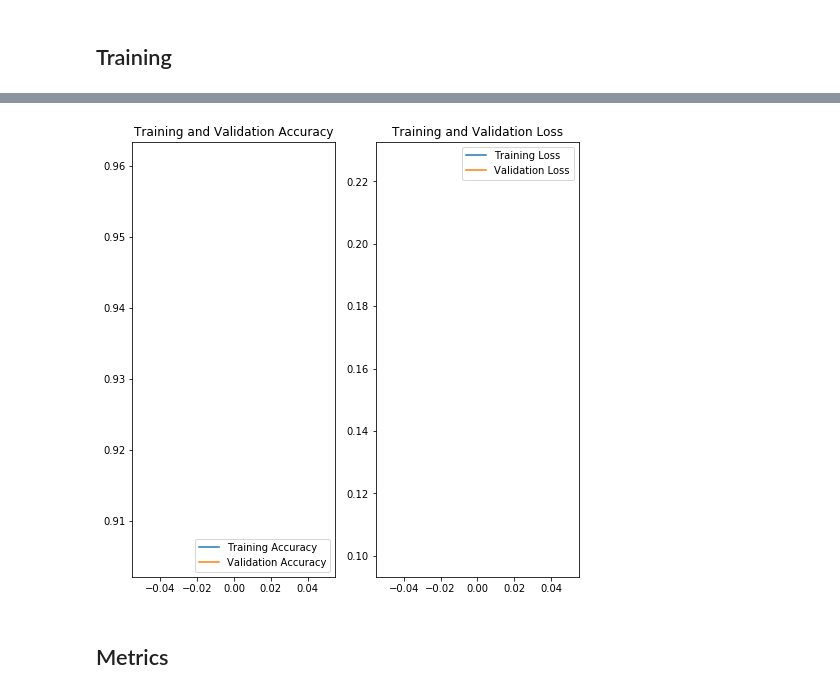
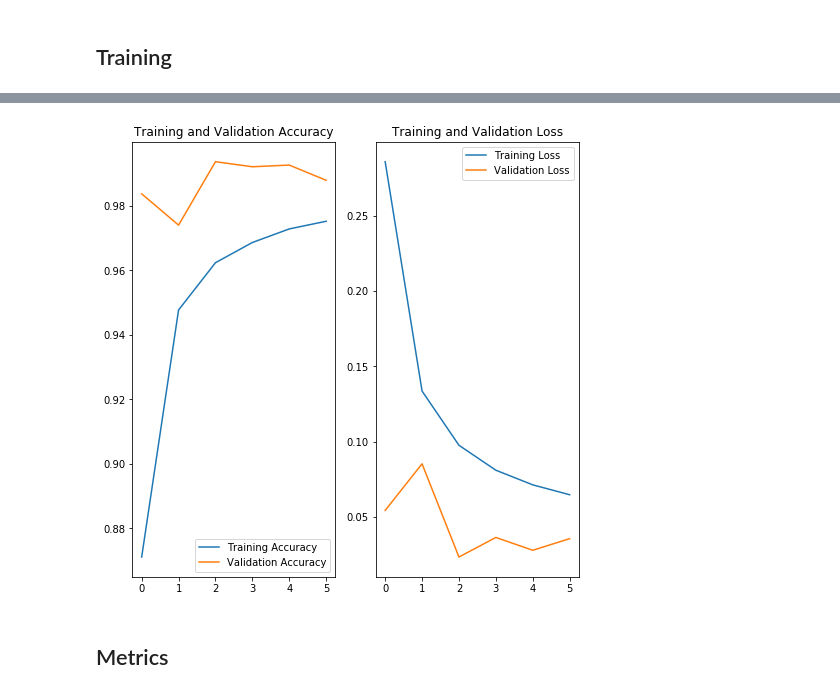
Before and after one commit to zas97/face_detection, a Jupyter notebook: tensorflow_cnn_test.ipynb, the cells around one changed output, grey strips where cells are left out. Saved outputs shown, nothing was run; the diff lists cells and outputs as text; code cells hidden in the pictures.

```diff
--- a/tensorflow_cnn_test.ipynb
+++ b/tensorflow_cnn_test.ipynb
@@ -97,0 +99,4 @@ IMG_HEIGHT, IMG_WIDTH
+# %%
+labels, counts = np.unique(df_train["class"], return_counts=True)
+weights_labels = {it:(np.sum(counts) / (counts[it]*len(labels))) for it in range(len(labels))}
+weights_labels
@@ -119,7 +126,7 @@ Found 68790 validated image filenames belonging to 2 classes.
 batch_size=32
 val_image_generator = ImageDataGenerator(rescale=1./255)
 val_data_gen = val_image_generator.flow_from_dataframe(df_val,
-                                                           directory=root_dir,
+                                                           directory=home,
                                                           color_mode="grayscale", x_col="filename", y_col="class",
                                                           target_size=(IMG_HEIGHT, IMG_WIDTH), batch_size=batch_size,
                                                           class_mode="binary",
@@ -157,7 +164,7 @@ plotImages(sample_training_images[:5])
 gpu = tf.config.experimental.list_physical_devices('GPU')[0]
 tf.config.experimental.set_memory_growth(gpu, True)
 # %%
-dropout_rate = 0.3
+dropout_rate = 0.5
 model = Sequential([
     Conv2D(16, 3, padding='same', activation='relu', input_shape=(IMG_HEIGHT, IMG_WIDTH ,1)),
     MaxPooling2D(),
@@ -215,12 +222,16 @@ _________________________________________________________________
 # %% [markdown]
 ## Training
 # %%
-epochs = 1
+epochs = 6
+early_stopping = tf.keras.callbacks.EarlyStopping(monitor='val_loss', patience=10)
+
 history = model.fit_generator(
     train_data_gen,
     steps_per_epoch=None,
     epochs=epochs,
     validation_data=val_data_gen,
+    callbacks=[early_stopping],
+    class_weight=weights_labels
 #     validation_steps=len(df) // batch_size
 )
 # %% [output]
@@ -228,27 +250,27 @@ history = model.fit_generator(
 # %%
 acc = history.history['accuracy']
 val_acc = history.history['val_accuracy']
 
 loss = history.history['loss']
 val_loss = history.history['val_loss']
 
-epochs_range = range(epochs)
+epochs_range = range(len(loss))
 
 plt.figure(figsize=(8, 8))
 plt.subplot(1, 2, 1)
 plt.plot(epochs_range, acc, label='Training Accuracy')
 plt.plot(epochs_range, val_acc, label='Validation Accuracy')
 plt.legend(loc='lower right')
 plt.title('Training and Validation Accuracy')
 
 plt.subplot(1, 2, 2)
 plt.plot(epochs_range, loss, label='Training Loss')
 plt.plot(epochs_range, val_loss, label='Validation Loss')
 plt.legend(loc='upper right')
 plt.title('Training and Validation Loss')
 plt.show()
 # %% [output]
-[figure, old version]
+[figure, new version]
 # %% [markdown]
 ## Metrics
 # %%
```
Also changed, not shown: parts of 15 cells of this notebook.
